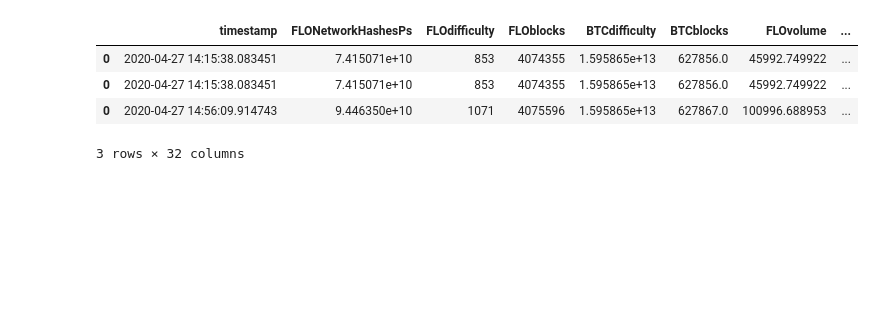
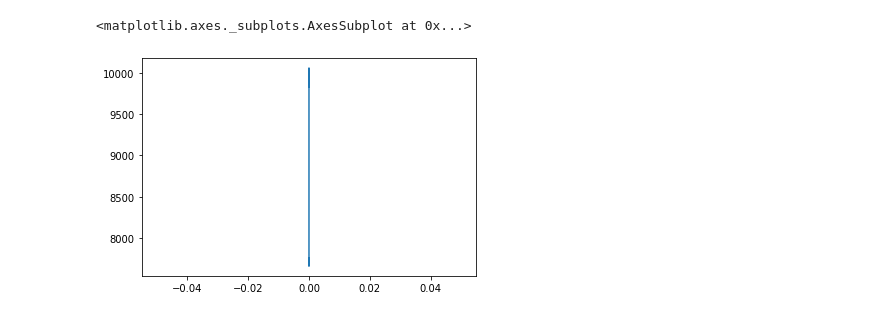
Before and after one commit to Tyler-Owen-Morris/FLO_bot, a Jupyter notebook: Data_Miner.ipynb, the cells around one changed output. Cells and saved outputs as stored; diff of their text form; code cells hidden in the pictures; blank space fills up the shorter version.

```diff
--- a/Data_Miner.ipynb
+++ b/Data_Miner.ipynb
@@ -137,10 +150,8 @@ result_df.shape[0]
 # %%
 existing_df = pd.read_csv('data/FLO_data_miner.csv', index_col=0)
-# %%
-existing_df.head()
-# %% [output]
-|  | timestamp | FLONetworkHashesPs | FLOdifficulty | FLOblocks | BTCdifficulty | BTCblocks | FLOvolume | ... |
-| 0 | 2020-04-27 14:15:38.083451 | 7.415071e+10 | 853 | 4074355 | 1.595865e+13 | 627856.0 | 45992.749922 | ... |
-| 0 | 2020-04-27 14:15:38.083451 | 7.415071e+10 | 853 | 4074355 | 1.595865e+13 | 627856.0 | 45992.749922 | ... |
-| 0 | 2020-04-27 14:56:09.914743 | 9.446350e+10 | 1071 | 4075596 | 1.595865e+13 | 627867.0 | 100996.688953 | ... |
-3 rows × 32 columns
+# %%
+existing_df.tail()
+existing_df.BTClast.plot()
+# %% [output]
+<matplotlib.axes._subplots.AxesSubplot at 0x...>
+[figure, added]
```
Also changed, not shown: parts of 24 cells of this notebook, 2 other files.
